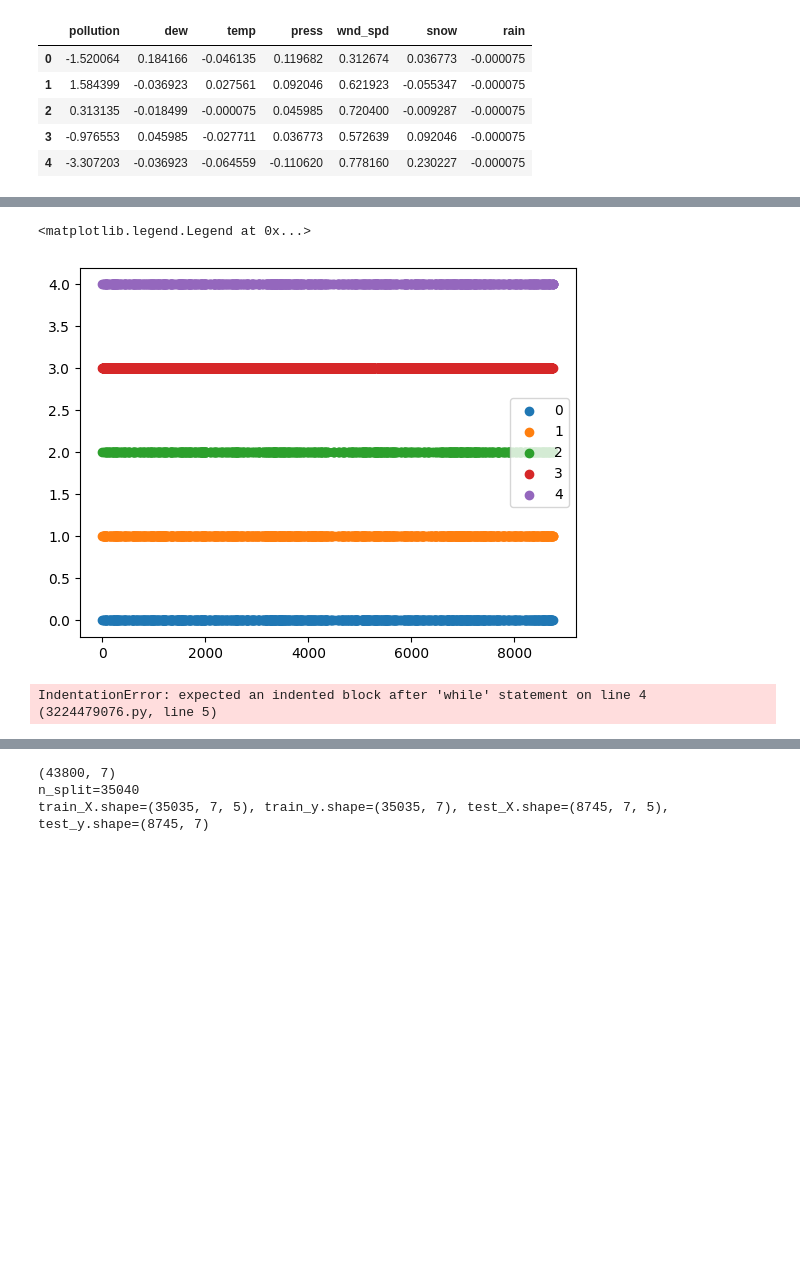
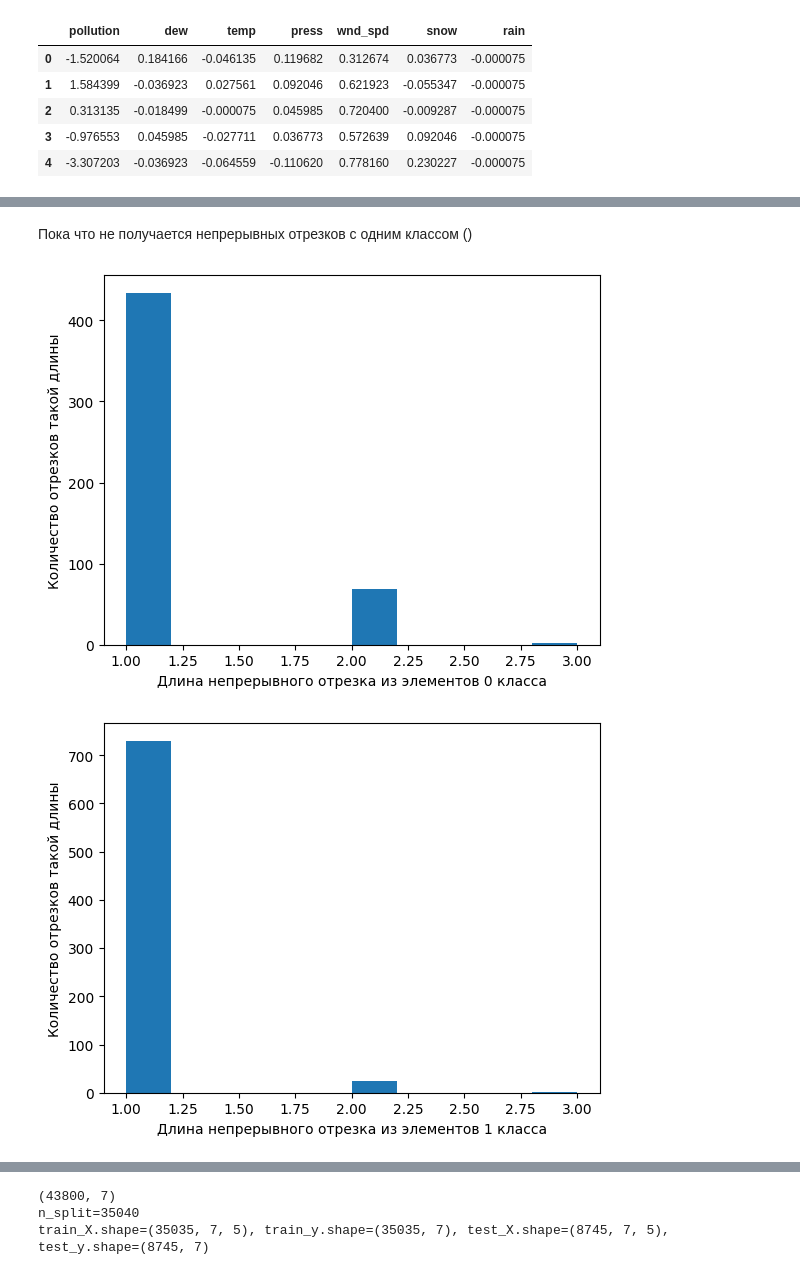
Before and after one commit to VeryLittleAnna/time_series, a Jupyter notebook: notebook.ipynb, the cells around one changed output, grey strips where cells are left out. Saved outputs shown, nothing was run; the diff lists cells and outputs as text; code cells hidden in the pictures; blank space fills up the shorter version.

Commit message:
наброски Kmeans

```diff
--- a/notebook.ipynb
+++ b/notebook.ipynb
@@ -209,4 +207 @@ from sklearn.cluster import KMeans
-# %%
-W = 5
-dataset = dataset.to_numpy()
 # %%
@@ -221,40 +218,33 @@ res = model1.fit_predict(windows)
-# %%
-
-for i in range(N_clusters):
-    plt.hist()
-plt.legend()
-# %% [output]
-<matplotlib.legend.Legend at 0x...>
-[figure, removed]
+# %%
+N_clusters = 5
+res = KMeans_for_windows(dataset, N_clusters=N_clusters)
 # %%
+from collections import defaultdict
 def calc_RLE(lst):
-	cnt = dict()
+	cnt = defaultdict(lambda: [])
 	i = 0
 	while i < len(lst):
-		tmp =
+		tmp = 0
 		for j in range(i, len(lst)):
 			if lst[j] != lst[i]:
+				cnt[lst[i]].append(j - i)
 				break
 			tmp += 1
-	encoded_message = ""
-	i = 0
-
-	while (i <= len(message)-1):
-		count = 1
-		ch = message[i]
-		j = i
-		while (j < len(message)-1):
-			if (message[j] == message[j+1]):
-				count = count+1
-				j = j+1
-			else:
-				break
-		encoded_message=encoded_message+str(count)+ch
-		i = j+1
-	return encoded_message
-
-#Provide different values for message and test your program
-encoded_message=encode("ABBBBCCCCCCCCAB")
-print(encoded_message)
+			j += 1
+		else:
+			cnt[lst[i]].append(j - i)
+		i = j
+	return cnt
-# %% [output]
-IndentationError: expected an indented block after 'while' statement on line 4 (3224479076.py, line 5)
+# %% [markdown]
+Пока что не получается непрерывных отрезков с одним классом ()
+# %%
+sections_for_clusters = calc_RLE(res)
+for i in range(N_clusters):
+    plt.hist(sections_for_clusters[i])
+    plt.xlabel(f"Длина непрерывного отрезка из элементов {i} класса".format())
+    plt.ylabel("Количество отрезков такой длины")
+    plt.show()
+# plt.legend()
+# %% [output]
+[figure, added]
+[figure, added]
```
Also changed, not shown: parts of 4 cells of this notebook.
